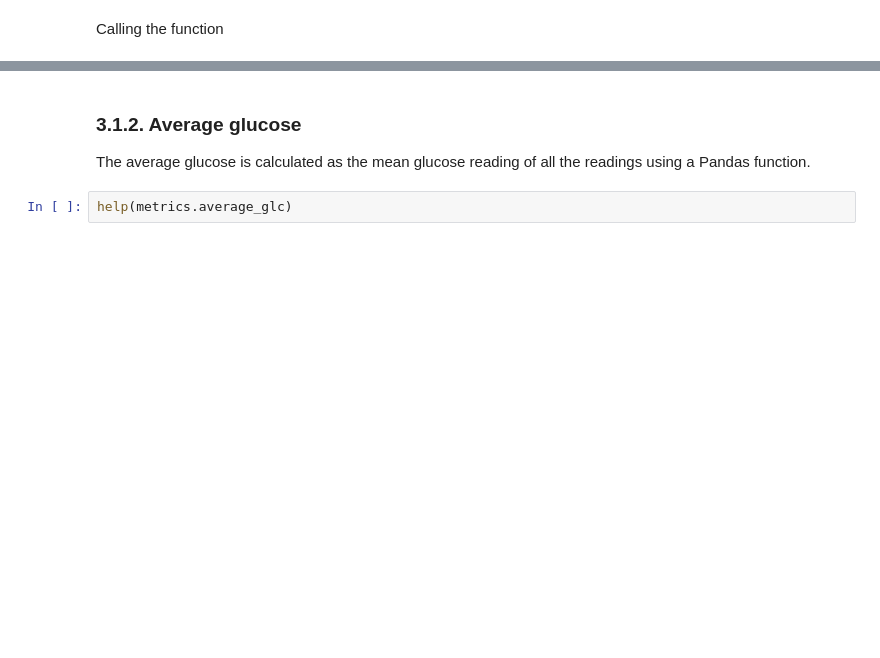
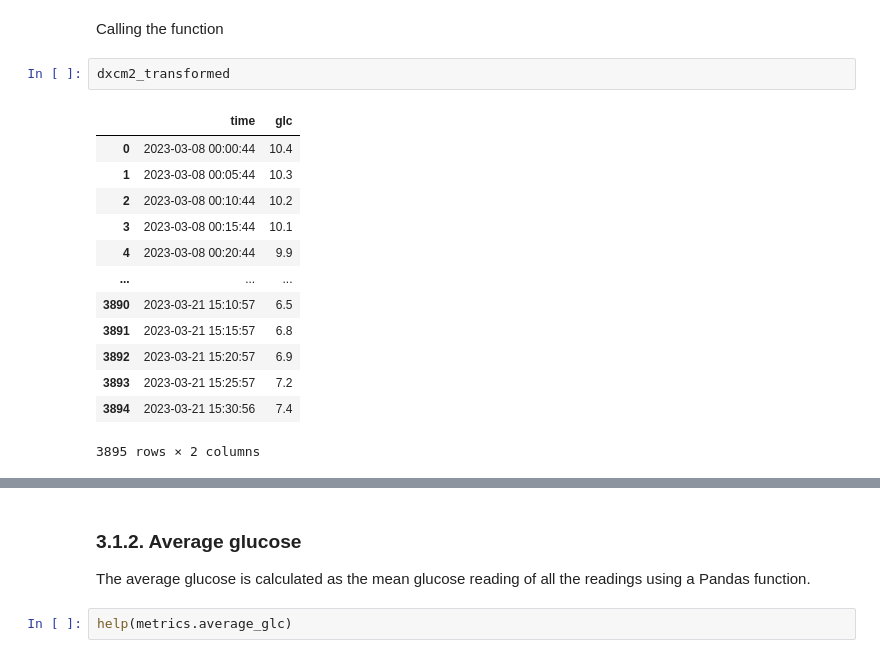
Before and after one commit to cafoala/diametrics, a Jupyter notebook: examples/3_metrics_demo.ipynb, the cells around one changed output, grey strips where cells are left out. Cells and saved outputs as stored; diff of their text form; blank space fills up the shorter version.

```diff
--- a/examples/3_metrics_demo.ipynb
+++ b/examples/3_metrics_demo.ipynb
@@ -53,4 +55,20 @@ data_sufficiency(df, start_time=None, end_time=None)
         - The data sufficiency percentage is calculated as the ratio of non-null values to the total expected values.
 # %% [markdown]
 Calling the function
+# %%
+dxcm2_transformed
+# %% [output]
+|  | time | glc |
+| 0 | 2023-03-08 00:00:44 | 10.4 |
+| 1 | 2023-03-08 00:05:44 | 10.3 |
+| 2 | 2023-03-08 00:10:44 | 10.2 |
+| 3 | 2023-03-08 00:15:44 | 10.1 |
+| 4 | 2023-03-08 00:20:44 | 9.9 |
+| ... | ... | ... |
+| 3890 | 2023-03-21 15:10:57 | 6.5 |
+| 3891 | 2023-03-21 15:15:57 | 6.8 |
+| 3892 | 2023-03-21 15:20:57 | 6.9 |
+| 3893 | 2023-03-21 15:25:57 | 7.2 |
+| 3894 | 2023-03-21 15:30:56 | 7.4 |
+3895 rows × 2 columns
 # %%
```
Also changed, not shown: parts of 26 cells of this notebook, 2 other files.
